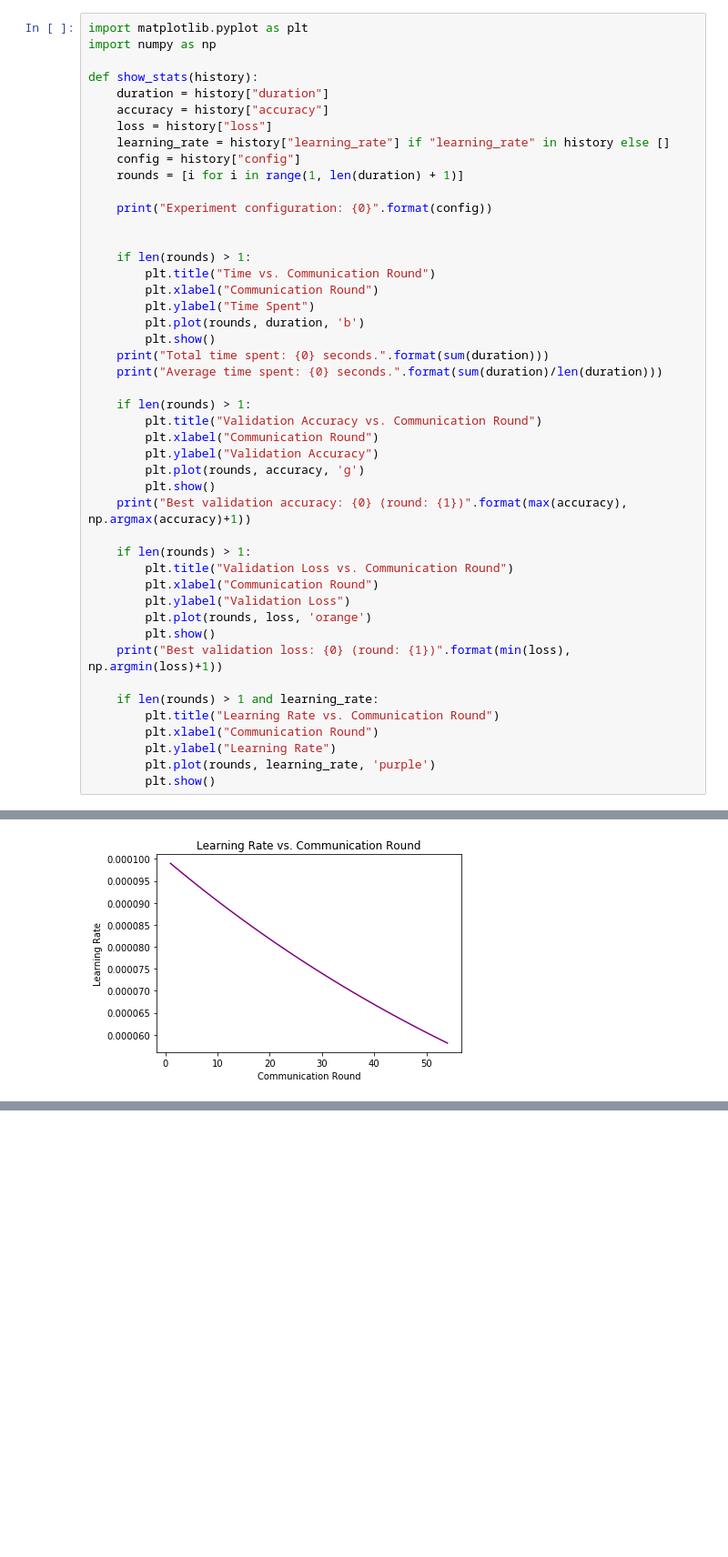
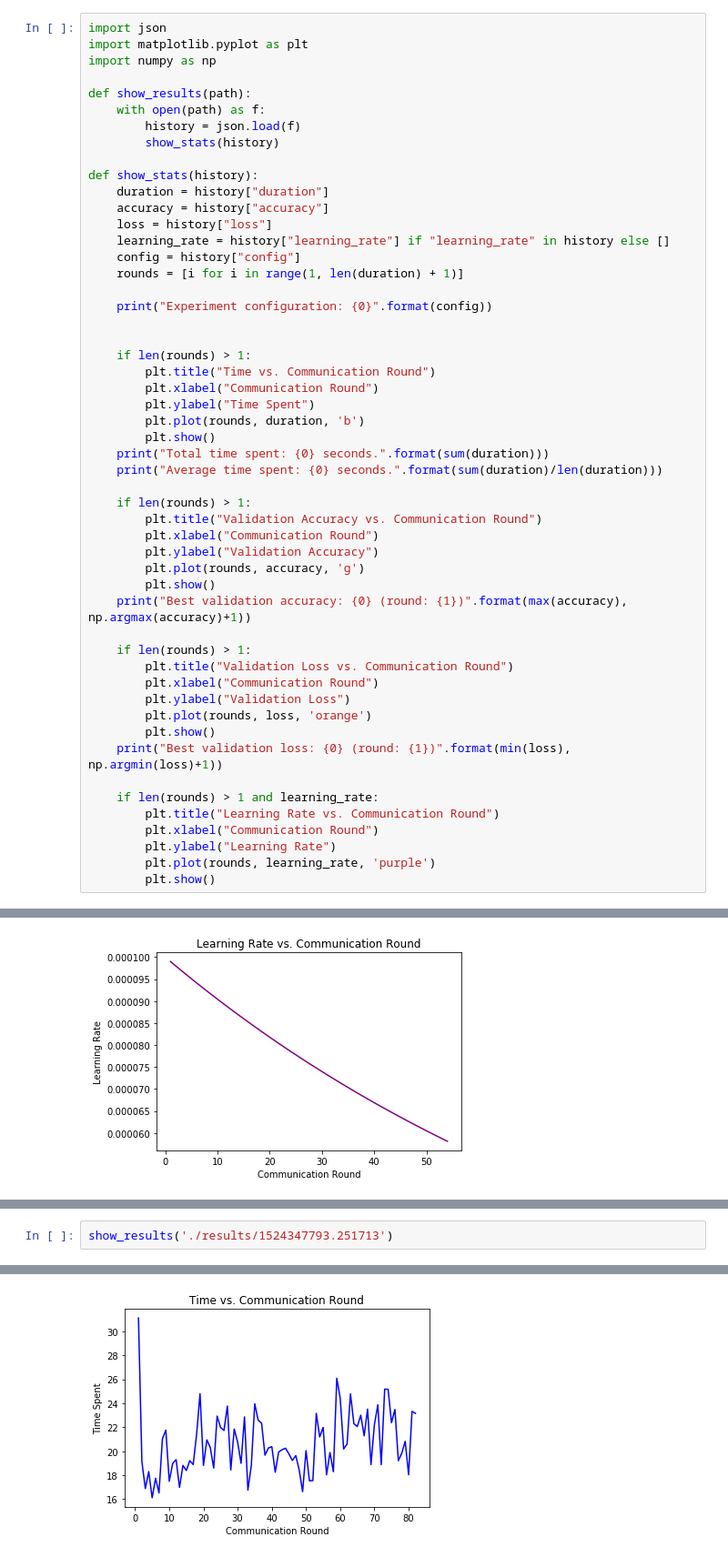
Before and after one commit to DiscreetAI/decentralized-ml, a Jupyter notebook: Results.ipynb, the cells around one changed output, grey strips where cells are left out. Shown: that part at 91% size. Cells and saved outputs as stored; diff of their text form; blank space fills up the shorter version.

Commit message:
Add new results

```diff
--- a/Results.ipynb
+++ b/Results.ipynb
@@ -1,6 +1,12 @@
 # %%
+import json
 import matplotlib.pyplot as plt
 import numpy as np
+
+def show_results(path):
+    with open(path) as f:
+        history = json.load(f)
+        show_stats(history)
 
 def show_stats(history):
     duration = history["duration"]
@@ -142,0 +163,3 @@ Best validation loss: 0.8392846584320068 (round: 18)
+# %%
+show_results('./results/1524347793.251713')
+# %% [output]
@@ -142,0 +167 @@ Best validation loss: 0.8392846584320068 (round: 18)
+[figure, added]
```
Also changed, not shown: parts of 2 cells of this notebook, 2 other files.
